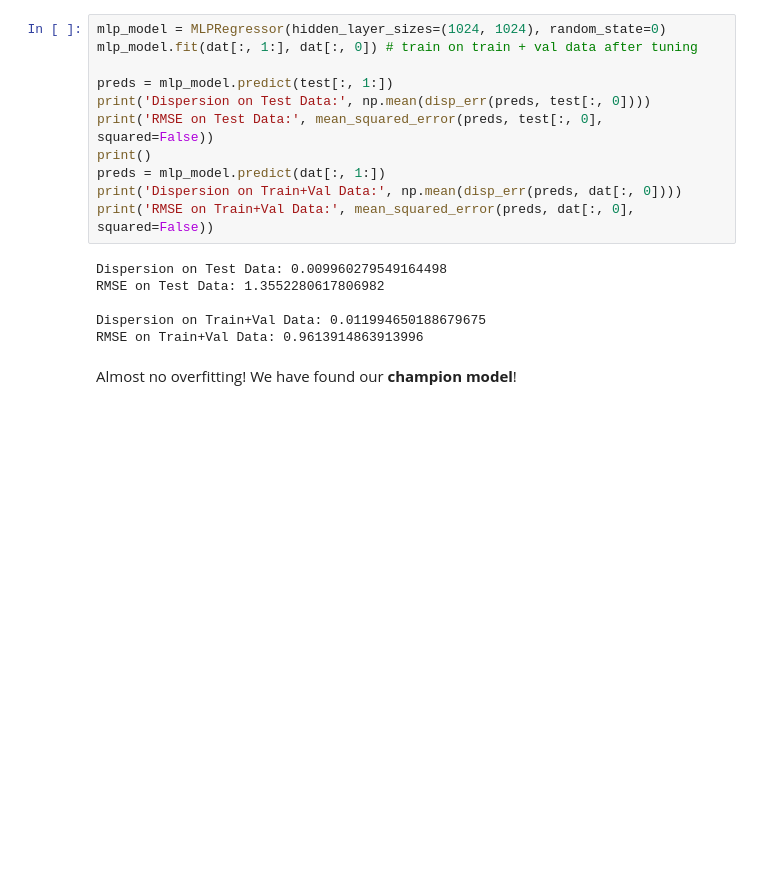
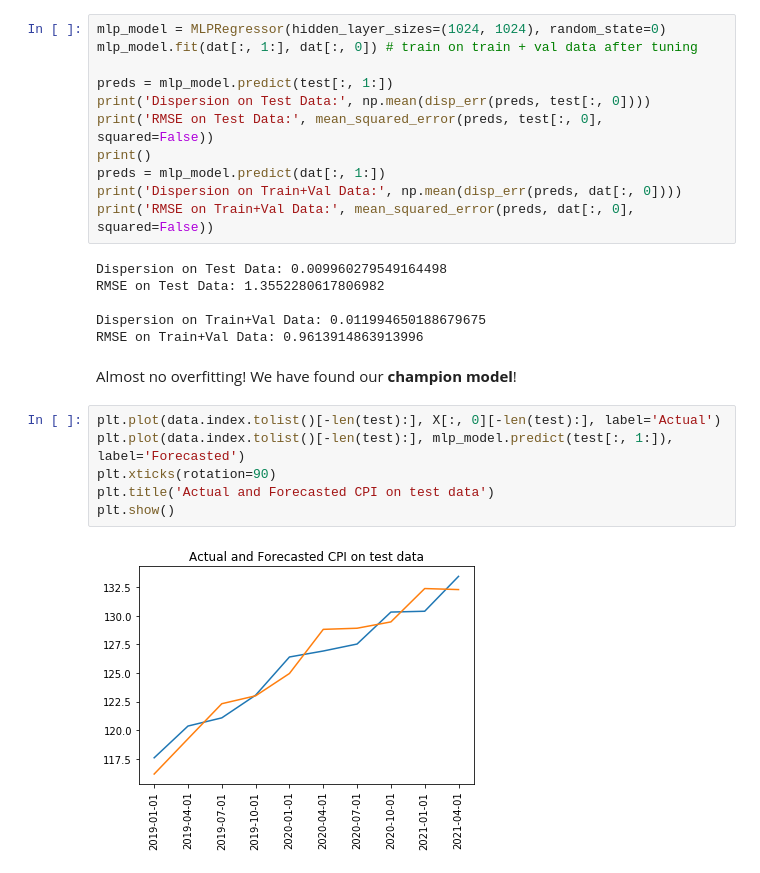
Before and after one commit to shubhlohiya/socioeconomic-forecasting-india, a Jupyter notebook: code/forecasting.ipynb, the cells around one changed output. Drawn from its saved outputs; the diff is of its cells as text; blank space fills up the shorter version.

Commit message:
added performance plot

```diff
--- a/code/forecasting.ipynb
+++ b/code/forecasting.ipynb
@@ -244,6 +244,14 @@ Dispersion on Train+Val Data: 0.011994650188679675
 RMSE on Train+Val Data: 0.9613914863913996
 # %% [markdown]
 Almost no overfitting! We have found our **champion model**!
+# %%
+plt.plot(data.index.tolist()[-len(test):], X[:, 0][-len(test):], label='Actual')
+plt.plot(data.index.tolist()[-len(test):], mlp_model.predict(test[:, 1:]), label='Forecasted')
+plt.xticks(rotation=90)
+plt.title('Actual and Forecasted CPI on test data')
+plt.show()
+# %% [output]
+[figure, added]
 # %%
 explainer = shap.KernelExplainer(mlp_model.predict, dat[:, 1:])
 shap_values = explainer.shap_values(test[:, 1:],nsamples=100)
```
Also changed, not shown: parts of 4 cells of this notebook.
